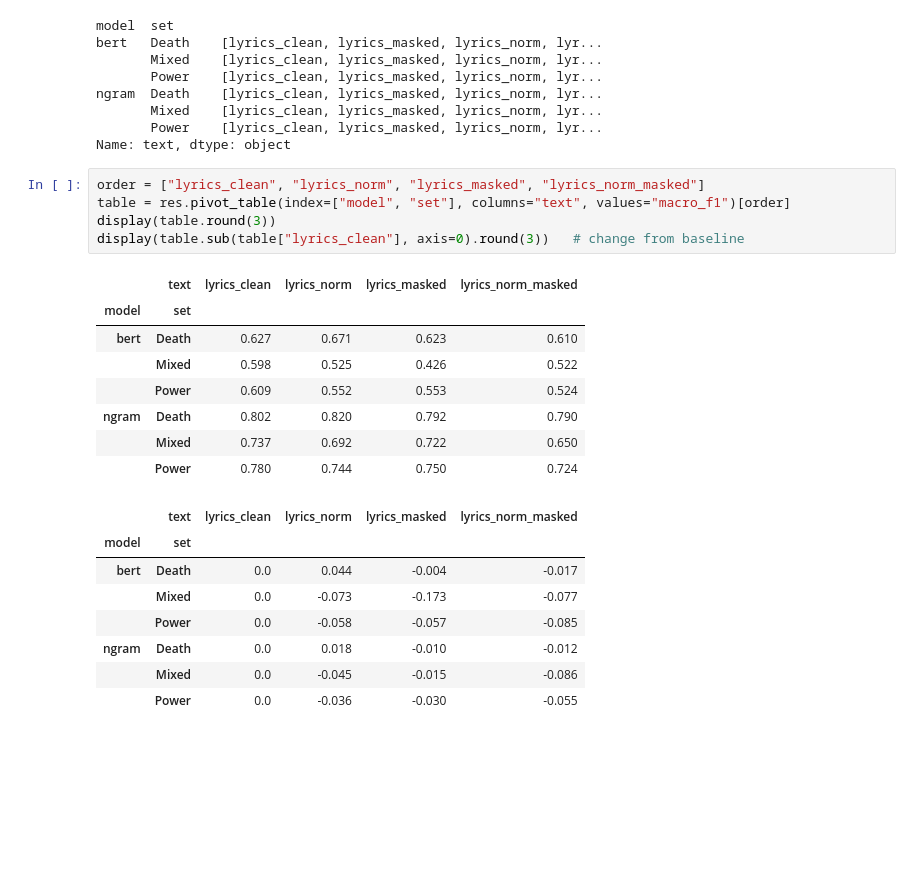
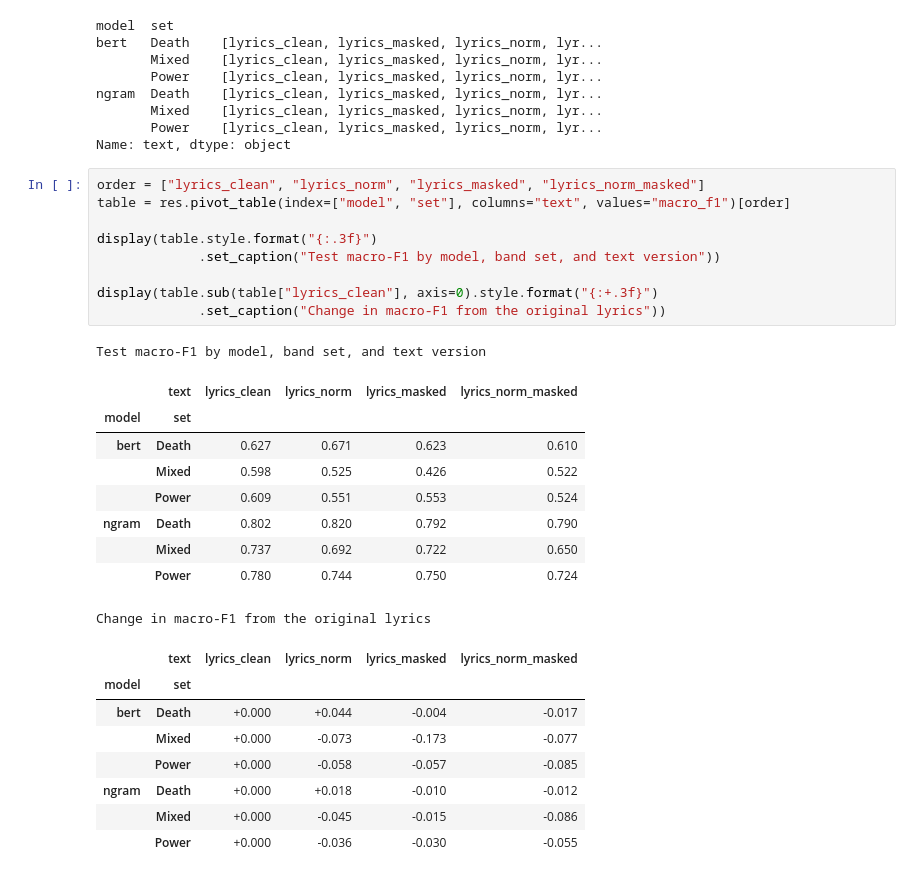
Before and after one commit to Leezamiranda/metal-stylometry, a Jupyter notebook: notebooks/analysis.ipynb, the cells around one changed output. Cells and saved outputs as stored; diff of their text form; blank space fills up the shorter version.

```diff
--- a/notebooks/analysis.ipynb
+++ b/notebooks/analysis.ipynb
@@ -39,25 +39,31 @@ Name: text, dtype: object
 # %%
 order = ["lyrics_clean", "lyrics_norm", "lyrics_masked", "lyrics_norm_masked"]
 table = res.pivot_table(index=["model", "set"], columns="text", values="macro_f1")[order]
-display(table.round(3))
-display(table.sub(table["lyrics_clean"], axis=0).round(3))   # change from baseline
+
+display(table.style.format("{:.3f}")
+             .set_caption("Test macro-F1 by model, band set, and text version"))
+
+display(table.sub(table["lyrics_clean"], axis=0).style.format("{:+.3f}")
+             .set_caption("Change in macro-F1 from the original lyrics"))
 # %% [output]
+Test macro-F1 by model, band set, and text version
 |  | text | lyrics_clean | lyrics_norm | lyrics_masked | lyrics_norm_masked |
 | model | set |  |  |  |  |
 | bert | Death | 0.627 | 0.671 | 0.623 | 0.610 |
 |  | Mixed | 0.598 | 0.525 | 0.426 | 0.522 |
-|  | Power | 0.609 | 0.552 | 0.553 | 0.524 |
+|  | Power | 0.609 | 0.551 | 0.553 | 0.524 |
 | ngram | Death | 0.802 | 0.820 | 0.792 | 0.790 |
 |  | Mixed | 0.737 | 0.692 | 0.722 | 0.650 |
 |  | Power | 0.780 | 0.744 | 0.750 | 0.724 |
+Change in macro-F1 from the original lyrics
 |  | text | lyrics_clean | lyrics_norm | lyrics_masked | lyrics_norm_masked |
 | model | set |  |  |  |  |
-| bert | Death | 0.0 | 0.044 | -0.004 | -0.017 |
-|  | Mixed | 0.0 | -0.073 | -0.173 | -0.077 |
-|  | Power | 0.0 | -0.058 | -0.057 | -0.085 |
-| ngram | Death | 0.0 | 0.018 | -0.010 | -0.012 |
-|  | Mixed | 0.0 | -0.045 | -0.015 | -0.086 |
-|  | Power | 0.0 | -0.036 | -0.030 | -0.055 |
+| bert | Death | +0.000 | +0.044 | -0.004 | -0.017 |
+|  | Mixed | +0.000 | -0.073 | -0.173 | -0.077 |
+|  | Power | +0.000 | -0.058 | -0.057 | -0.085 |
+| ngram | Death | +0.000 | +0.018 | -0.010 | -0.012 |
+|  | Mixed | +0.000 | -0.045 | -0.015 | -0.086 |
+|  | Power | +0.000 | -0.036 | -0.030 | -0.055 |
 # %%
 order = ["lyrics_clean", "lyrics_norm", "lyrics_masked", "lyrics_norm_masked"]
 
```
Also changed, not shown: parts of 2 cells of this notebook, 1 other file.
